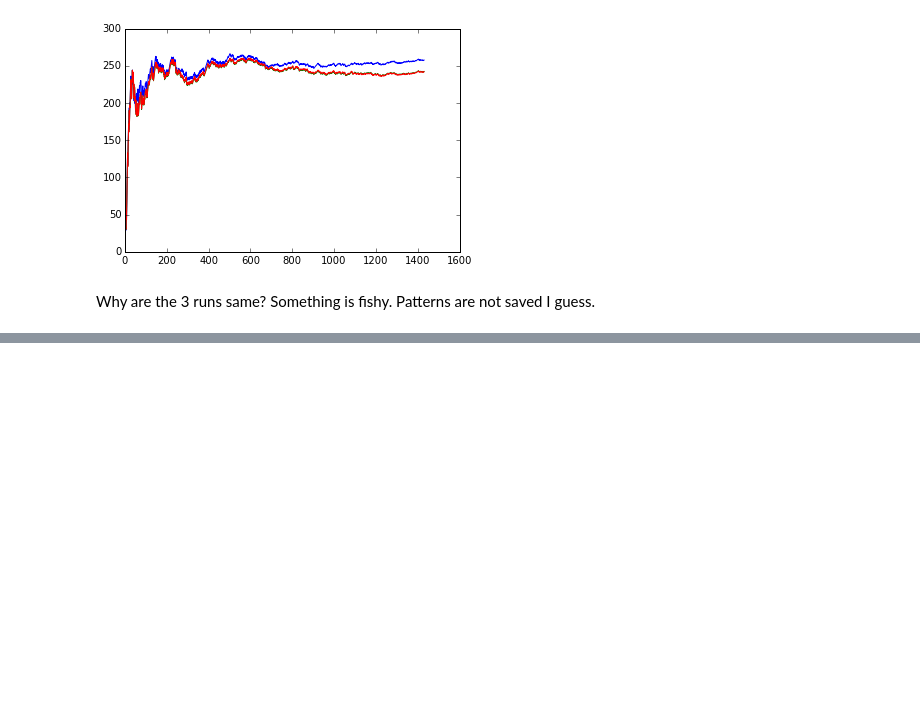
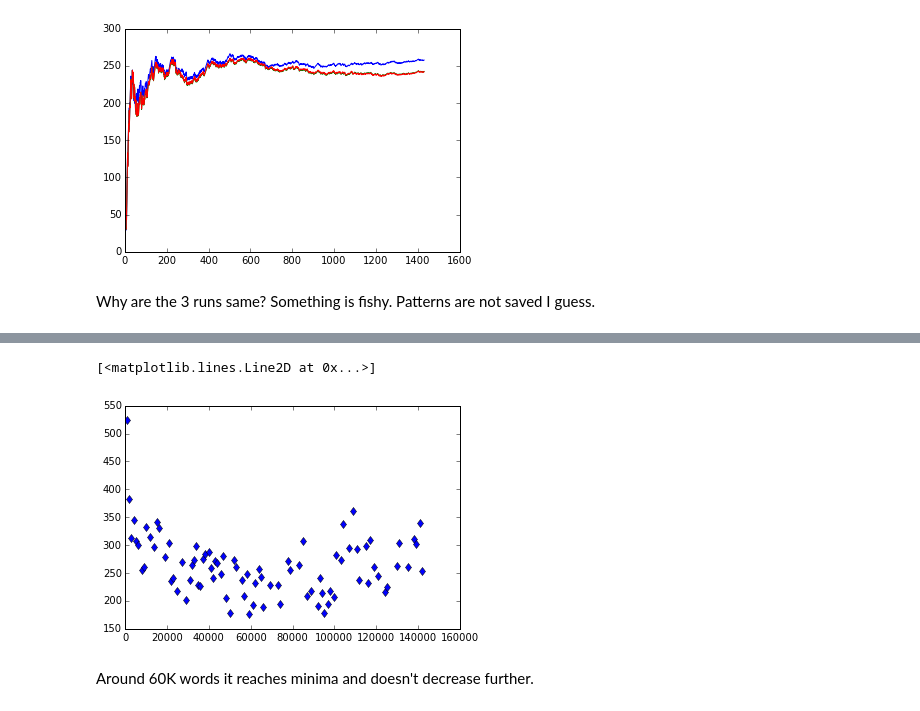
Before and after one commit to Sandy4321/StreamPredictor, a Jupyter notebook: notebook/Experimentsv01.ipynb, the cells around one changed output, grey strips where cells are left out. Drawn from its saved outputs; the diff is of its cells as text; code cells hidden in the pictures; blank space fills up the shorter version.

```diff
--- a/notebook/Experimentsv01.ipynb
+++ b/notebook/Experimentsv01.ipynb
@@ -89,0 +116,7 @@ Why are the 3 runs same? Something is fishy. Patterns are not saved I guess.
+# %%
+plt.plot(x_list, perplexity_list, 'd')
+# %% [output]
+[<matplotlib.lines.Line2D at 0x...>]
+[figure, added]
+# %% [markdown]
+Around 60K words it reaches minima and doesn't decrease further.
```
Also changed, not shown: parts of 3 cells of this notebook.
